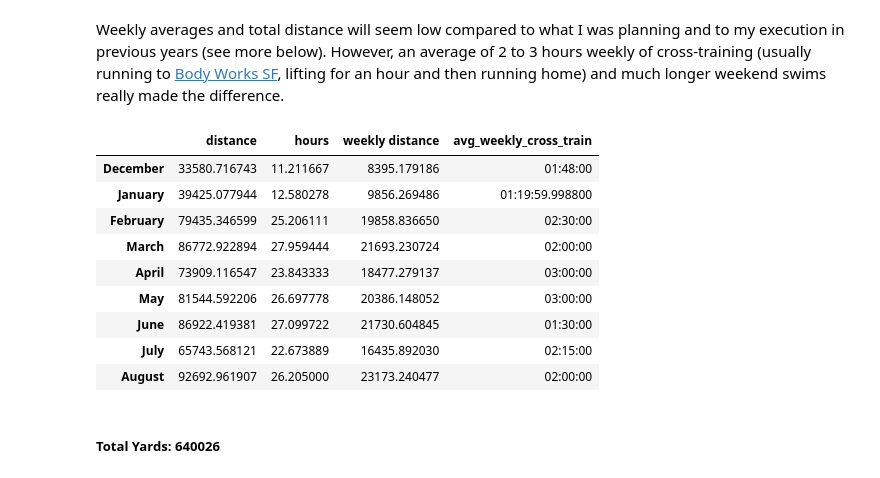
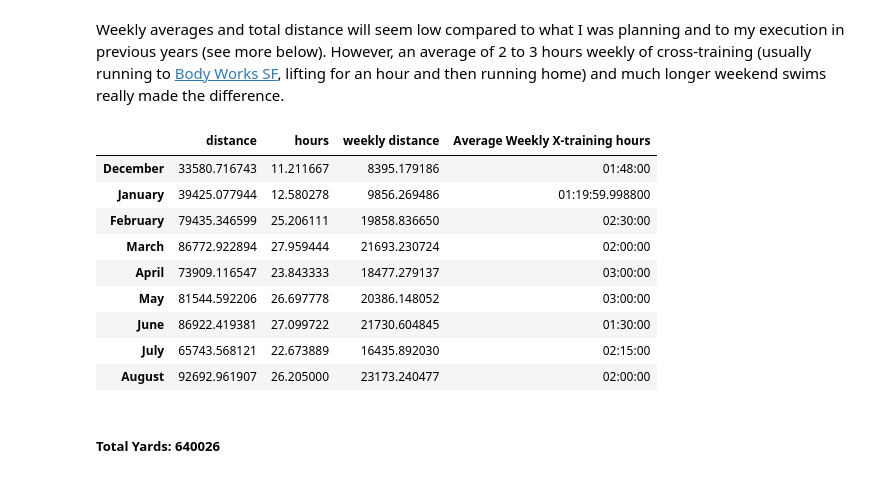
Before and after one commit to mrpozzi/mrpozzi.github.io, a Jupyter notebook: notebooks/BigInJapan.ipynb, the cells around one changed output. Saved outputs shown, nothing was run; the diff lists cells and outputs as text; code cells hidden in the pictures.

```diff
--- a/notebooks/BigInJapan.ipynb
+++ b/notebooks/BigInJapan.ipynb
@@ -47,16 +47,16 @@ Weekly averages and total distance will seem low compared to what I was planning
 # %%
 avg_x_train = training.x_training.groupby(['ds_week_ending',
                                            'month']).count().reset_index().groupby(
     'month').activity.mean()
 avg_x_train.index = avg_x_train.index.map(lambda x: datetime.date(1900, x, 1).strftime('%B'))
 
 training.monthly_yardage.merge(
-    pd.DataFrame({'avg_weekly_cross_train': avg_x_train}).apply(to_delta),
+    pd.DataFrame({'Average Weekly X-training hours': avg_x_train}).apply(to_delta),
     right_index=True, left_index=True).loc[['December', 'January',
                                             'February', 'March', 'April',
                                             'May', 'June', 'July', 'August']]
 # %% [output]
-|  | distance | hours | weekly distance | avg_weekly_cross_train |
+|  | distance | hours | weekly distance | Average Weekly X-training hours |
 | December | 33580.716743 | 11.211667 | 8395.179186 | 01:48:00 |
 | January | 39425.077944 | 12.580278 | 9856.269486 | 01:19:59.998800 |
 | February | 79435.346599 | 25.206111 | 19858.836650 | 02:30:00 |
```
Also changed, not shown: 4 other files.
